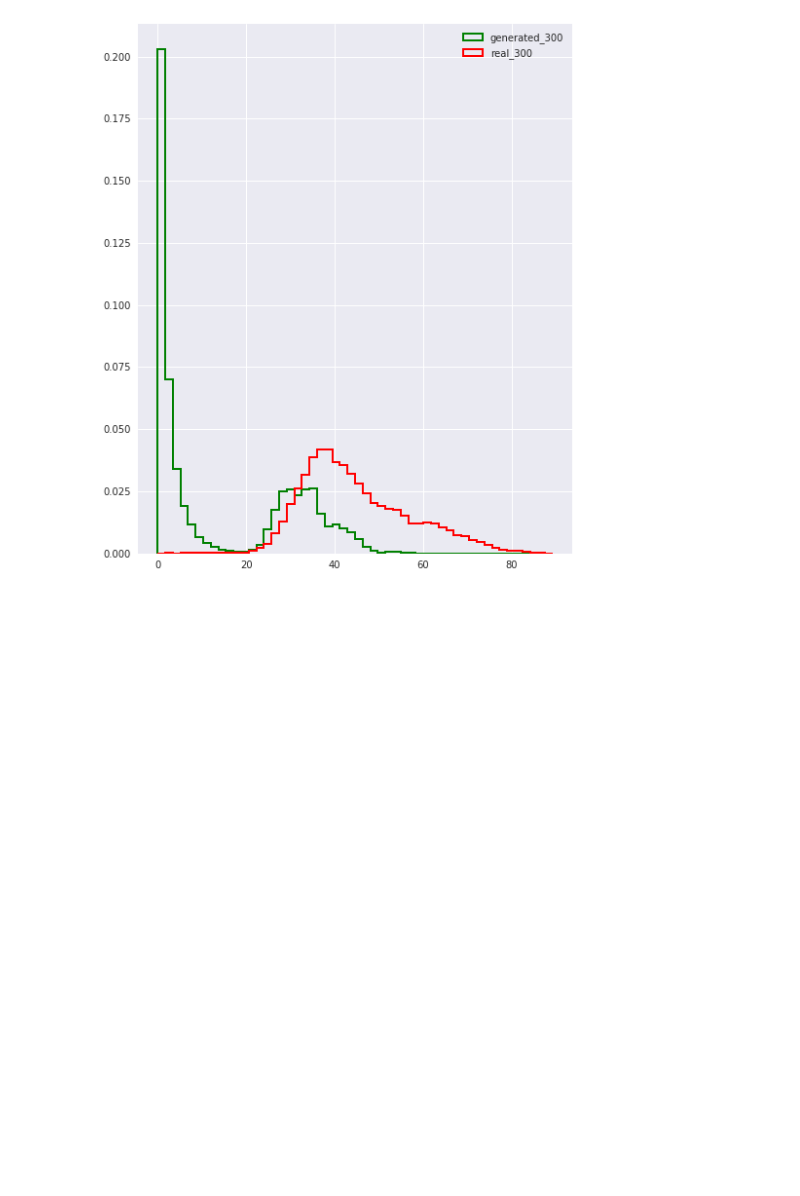
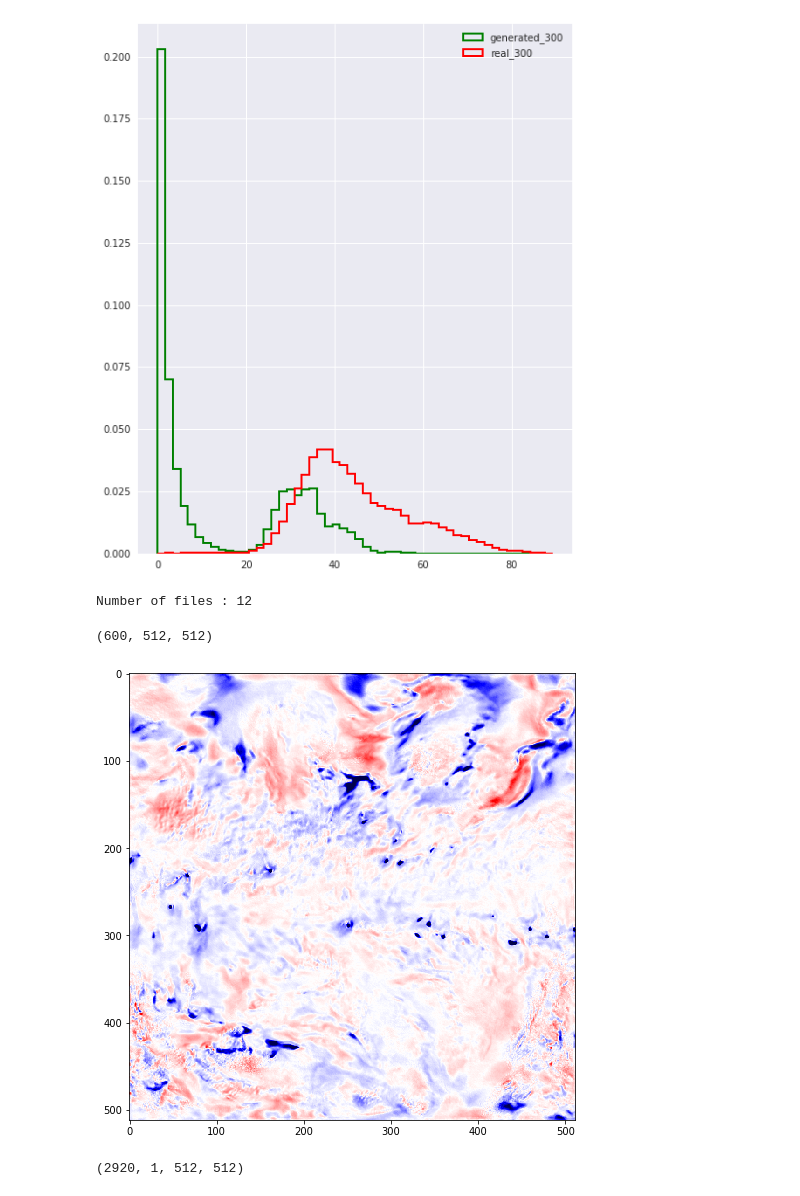
Before and after one commit to rishabh135/climate_stylegan, a Jupyter notebook: jupyter_notebooks/metrics_climate_data.ipynb, the cells around one changed output. Saved outputs shown, nothing was run; the diff lists cells and outputs as text; code cells hidden in the pictures; blank space fills up the shorter version.

```diff
--- a/jupyter_notebooks/metrics_climate_data.ipynb
+++ b/jupyter_notebooks/metrics_climate_data.ipynb
@@ -12,7 +12,8 @@ sys.path.append(os.path.expanduser('/global/u1/r/rgupta2/.local/lib/python3.7/si
 import matplotlib.style
 import matplotlib as mpl
 mpl.use('Agg')
-mpl.style.use('seaborn')
+# mpl.style.use('seaborn')
+mpl.rc('image', cmap='gray')
 import matplotlib.pyplot as plt
 
 %matplotlib inline
@@ -344,3 +345,52 @@ plt.legend(loc='best')
 # %% [output]
 <matplotlib.legend.Legend at 0x...>
 [figure]
+# %%
+
+
+climate_counter = 246718
+
+climate_npy_files = "/global/cscratch1/sd/rgupta2/backup/climate_stylegan/stored_outputs/wo_norm_512_logan/result/single_generator_results/generator_{}_images_50_file_*.npy".format(climate_counter)
+generated_files = sorted(glob(climate_npy_files))[:]
+
+print("Number of files : {}".format(len(generated_files)))
+
+generated_image_list = []
+for file in generated_files:
+    my_dict_back = np.load(file, allow_pickle=True)
+    generated_images = my_dict_back.item()["generated_images"]
+#     print(generated_images.shape)
+    generated_image_list.append(np.squeeze(generated_images))
+
+generated_images_new = np.concatenate(generated_image_list, axis=0)
+# %% [output]
+Number of files : 12
+# %%
+generated_images_new.shape
+# %% [output]
+(600, 512, 512)
+# %%
+# mpl.rc('image', cmap='seismic')
+plt.imshow(generated_images_new[0], cmap='seismic', vmin= -1.4, vmax=1.4);
+
+
+# cdict = {
+#   'red'  :  ( (0.0, 0.25, .25), (0.02, .59, .59), (1., 1., 1.)),
+#   'green':  ( (0.0, 0.0, 0.0), (0.02, .45, .45), (1., .97, .97)),
+#   'blue' :  ( (0.0, 1.0, 1.0), (0.02, .75, .75), (1., 0.45, 0.45))
+# }
+
+# cm = m.colors.LinearSegmentedColormap('my_colormap', cdict, 1024)
+
+# x = np.arange(0, 10, .1)
+# y = np.arange(0, 10, .1)
+# X, Y = np.meshgrid(x,y)
+
+# data = 2*( np.sin(X) + np.sin(3*Y) )
+
+# def do_plot(n, f, title):
+#     #plt.clf()
+#     plt.subplot(1, 3, n)
+#     plt.pcolor(X, Y, f(data), cmap=cm, vmin=-4, vmax=4)
+# %% [output]
+[figure, added]
@@ -346,0 +401,4 @@ plt.legend(loc='best')
+# %%
+print(original_wo_norm_data.shape)
+# %% [output]
+(2920, 1, 512, 512)
```
Also changed, not shown: parts of 10 cells of this notebook, 11 other files.
